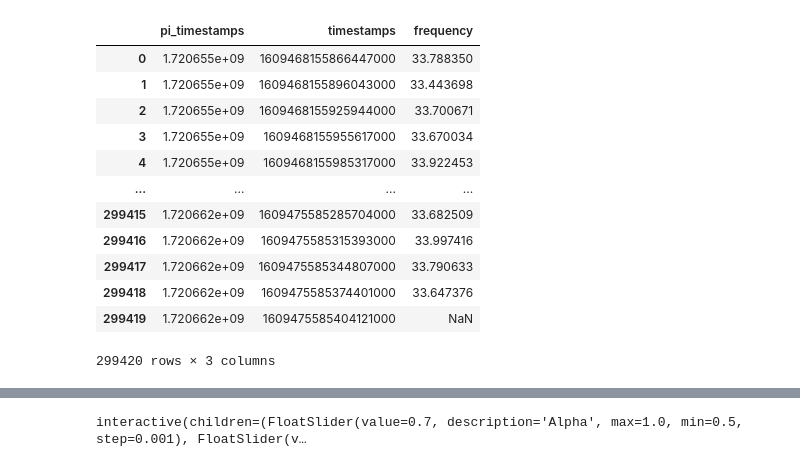
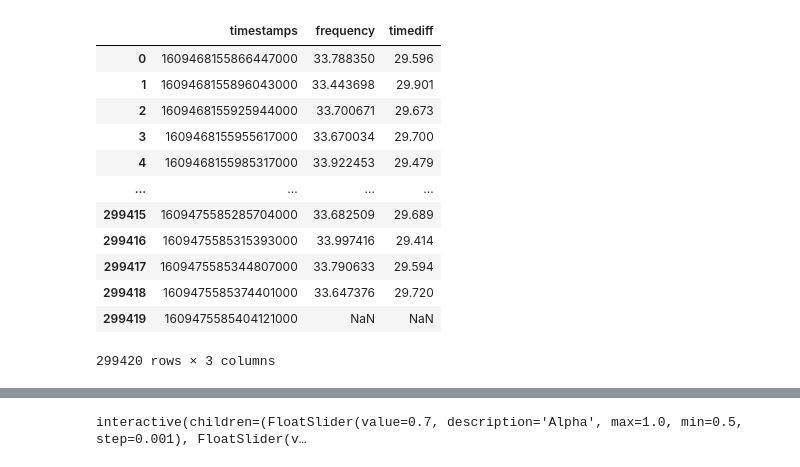
Before and after one commit to thdfw/gwks, a Jupyter notebook: pico/flowmeter/flow_data_analysis/filtering.ipynb, the cells around one changed output, grey strips where cells are left out. Cells and saved outputs as stored; diff of their text form; code cells hidden in the pictures.

Commit message:
Filter time difference and frequency

```diff
--- a/pico/flowmeter/flow_data_analysis/filtering.ipynb
+++ b/pico/flowmeter/flow_data_analysis/filtering.ipynb
@@ -9,21 +19,25 @@ from scipy.signal import butter, filtfilt
 # %%
 file_path = os.getcwd() + '/flow_data/beech/downstairs_zone/hall_sensor_2024-07-11_00-38-51.csv'
 df = pd.read_csv(file_path, names=['pi_timestamps', 'timestamps'])
-df['frequency'] = 1 / (df['timestamps'].diff().shift(-1)) * 1e9
+
+df['frequency'] = 1/(df['timestamps'].diff().shift(-1)) * 1e9
+df['timediff'] = (df['timestamps'].diff().shift(-1)) / 1e6
+df = df.drop(columns=['pi_timestamps'], axis=1)
+
 display(df)
 # %% [output]
-|  | pi_timestamps | timestamps | frequency |
-| 0 | 1.720655e+09 | 1609468155866447000 | 33.788350 |
-| 1 | 1.720655e+09 | 1609468155896043000 | 33.443698 |
-| 2 | 1.720655e+09 | 1609468155925944000 | 33.700671 |
-| 3 | 1.720655e+09 | 1609468155955617000 | 33.670034 |
-| 4 | 1.720655e+09 | 1609468155985317000 | 33.922453 |
+|  | timestamps | frequency | timediff |
+| 0 | 1609468155866447000 | 33.788350 | 29.596 |
+| 1 | 1609468155896043000 | 33.443698 | 29.901 |
+| 2 | 1609468155925944000 | 33.700671 | 29.673 |
+| 3 | 1609468155955617000 | 33.670034 | 29.700 |
+| 4 | 1609468155985317000 | 33.922453 | 29.479 |
 | ... | ... | ... | ... |
-| 299415 | 1.720662e+09 | 1609475585285704000 | 33.682509 |
-| 299416 | 1.720662e+09 | 1609475585315393000 | 33.997416 |
-| 299417 | 1.720662e+09 | 1609475585344807000 | 33.790633 |
-| 299418 | 1.720662e+09 | 1609475585374401000 | 33.647376 |
-| 299419 | 1.720662e+09 | 1609475585404121000 | NaN |
+| 299415 | 1609475585285704000 | 33.682509 | 29.689 |
+| 299416 | 1609475585315393000 | 33.997416 | 29.414 |
+| 299417 | 1609475585344807000 | 33.790633 | 29.594 |
+| 299418 | 1609475585374401000 | 33.647376 | 29.720 |
+| 299419 | 1609475585404121000 | NaN | NaN |
 299420 rows × 3 columns
 # %%
 time_minutes = (df['timestamps']-df.timestamps[0])/1e9/60
```
Also changed, not shown: parts of 3 cells of this notebook.
